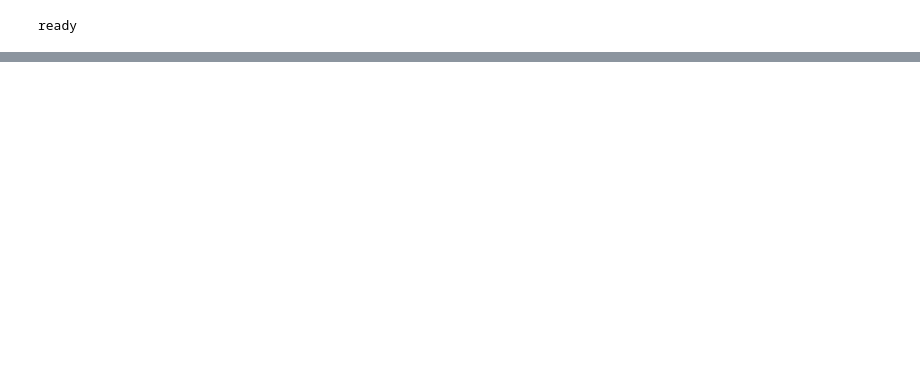
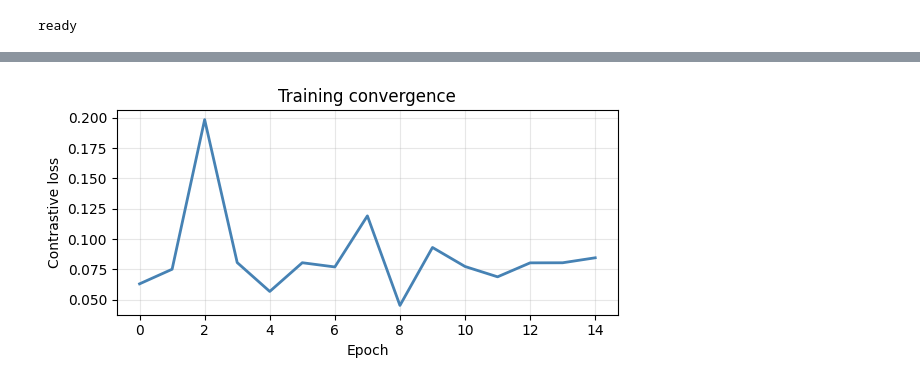
Before and after one commit to SZS001SSS/GSoC-2026-QMLHEP, a Jupyter notebook: Specific_Task_QMLHEP6/qmlhep6_evaluation.ipynb, the cells around one changed output, grey strips where cells are left out. Cells and saved outputs as stored; diff of their text form; code cells hidden in the pictures; blank space fills up the shorter version.

```diff
--- a/Specific_Task_QMLHEP6/qmlhep6_evaluation.ipynb
+++ b/Specific_Task_QMLHEP6/qmlhep6_evaluation.ipynb
@@ -93,0 +86,26 @@ def contrastive_loss(states, labels, margin=0.3):
+# %%
+N_WIRES = 2 * N_QUBITS + 1
+ANCILLA = 0
+REG_A   = list(range(1, N_QUBITS + 1))
+REG_B   = list(range(N_QUBITS + 1, 2 * N_QUBITS + 1))
+
+dev = qml.device("default.qubit", wires=N_WIRES)
+
+@qml.qnode(dev, interface="torch")
+def swap_test_circuit(x1, x2, params):
+    qml.Hadamard(wires=ANCILLA)
+    embedding_layer(x1, params, REG_A)
+    embedding_layer(x2, params, REG_B)
+    for i in range(N_QUBITS):
+        qml.CSWAP(wires=[ANCILLA, REG_A[i], REG_B[i]])
+    qml.Hadamard(wires=ANCILLA)
+    return qml.probs(wires=ANCILLA)
+
+def fidelity_from_swap_test(x1, x2, params):
+    probs = swap_test_circuit(x1, x2, params)
+    return 2 * probs[0] - 1
+
+x_test = torch.tensor([0.5, 1.0, 1.5, 2.0], dtype=torch.float64)
+p_test = torch.zeros(N_LAYERS, N_QUBITS, 2, dtype=torch.float64)
+F_same = fidelity_from_swap_test(x_test, x_test, p_test).item()
+print(f"SWAP test self-fidelity (should be 1.0): {F_same:.4f}")
@@ -272,0 +217,11 @@ The main limitation here is that we're computing fidelity directly from state ve
+# %%
+plt.figure(figsize=(6, 3))
+plt.plot(loss_history, color='steelblue', lw=2)
+plt.xlabel('Epoch')
+plt.ylabel('Contrastive loss')
+plt.title('Training convergence')
+plt.grid(alpha=0.3)
+plt.tight_layout()
+plt.show()
+# %% [output]
+[figure, added]
```
Also changed, not shown: parts of 21 cells of this notebook.
